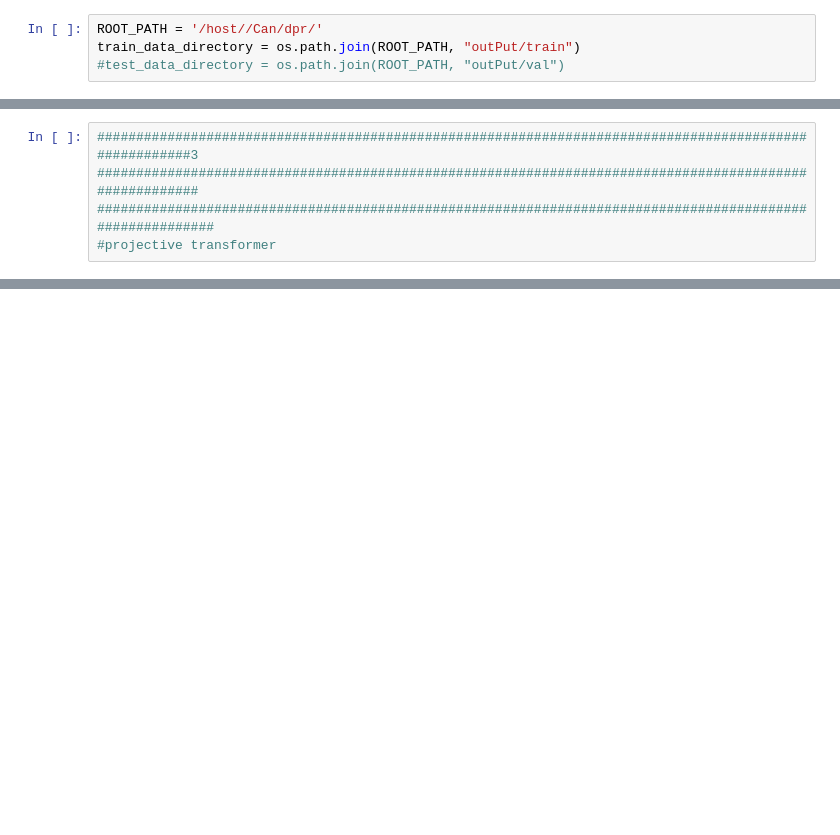
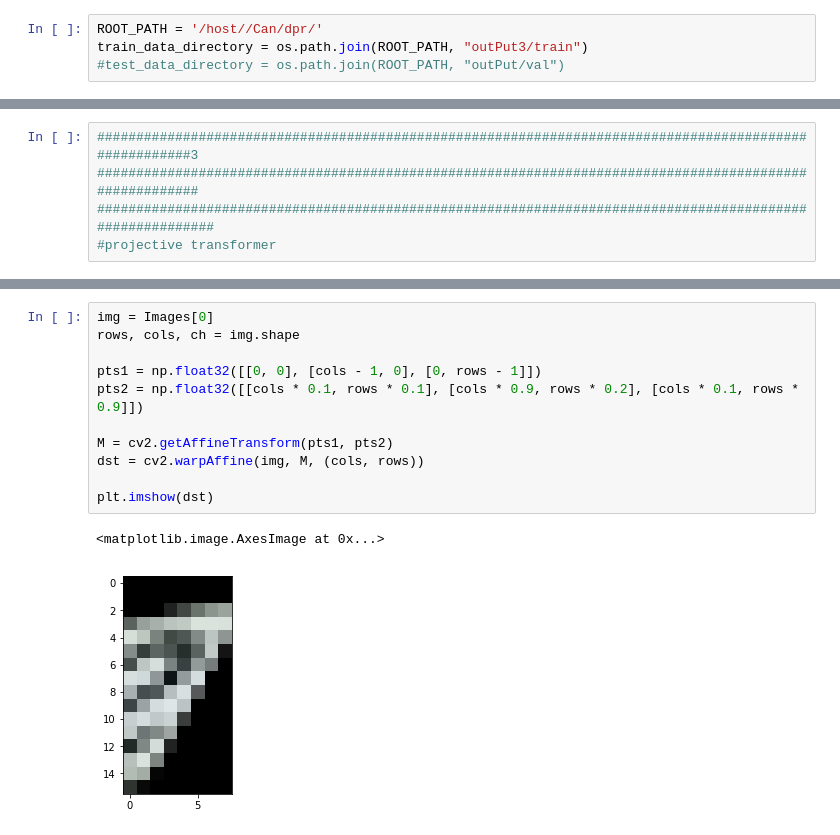
Before and after one commit to hotman1986/machineLearning, a Jupyter notebook: targa/targaAugmentationHugeNumber.ipynb, the cells around one changed output, grey strips where cells are left out. Cells and saved outputs as stored; diff of their text form; blank space fills up the shorter version.

```diff
--- a/targa/targaAugmentationHugeNumber.ipynb
+++ b/targa/targaAugmentationHugeNumber.ipynb
@@ -27,7 +27,7 @@ def load_data(data_directory):
     return images, labels
 # %%
 ROOT_PATH = '/host//Can/dpr/'
-train_data_directory = os.path.join(ROOT_PATH, "outPut/train")
+train_data_directory = os.path.join(ROOT_PATH, "outPut3/train")
 #test_data_directory = os.path.join(ROOT_PATH, "outPut/val")
 # %%
 Images,Labels= load_data(train_data_directory)
@@ -191,0 +374,14 @@ for p in range(0,32):
+# %%
+img = Images[0]
+rows, cols, ch = img.shape
+
+pts1 = np.float32([[0, 0], [cols - 1, 0], [0, rows - 1]])
+pts2 = np.float32([[cols * 0.1, rows * 0.1], [cols * 0.9, rows * 0.2], [cols * 0.1, rows * 0.9]])
+
+M = cv2.getAffineTransform(pts1, pts2)
+dst = cv2.warpAffine(img, M, (cols, rows))
+
+plt.imshow(dst)
+# %% [output]
+<matplotlib.image.AxesImage at 0x...>
+[figure, added]
```
Also changed, not shown: parts of 19 cells of this notebook.
